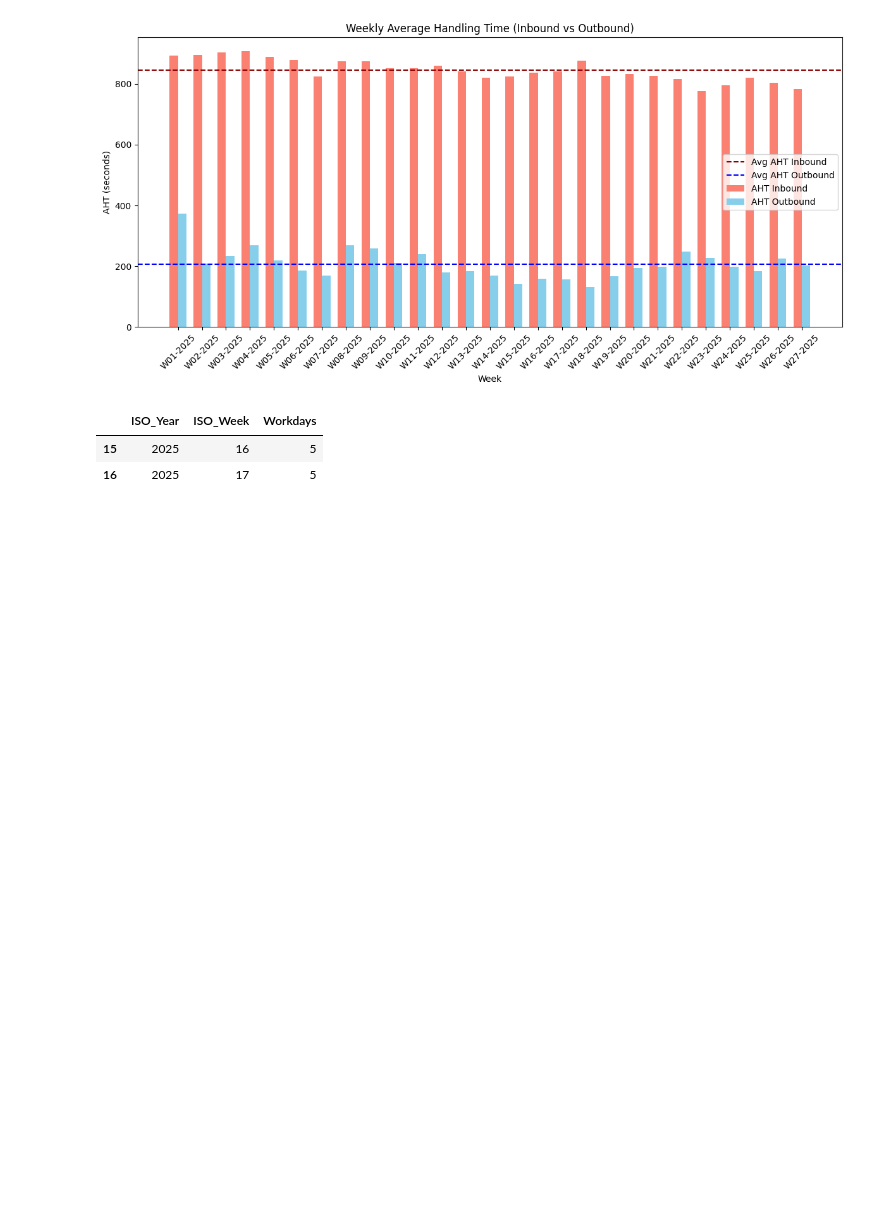
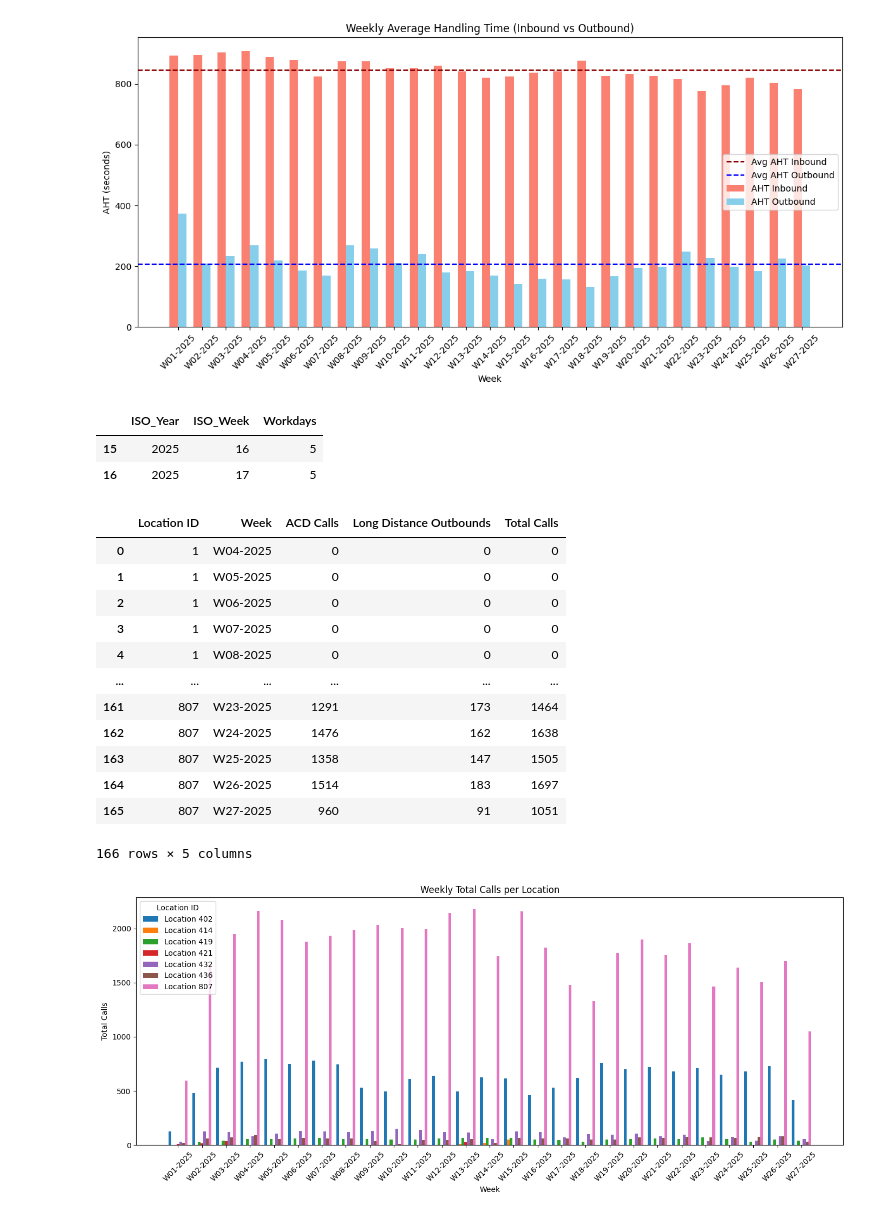
Before and after one commit to avtmarquardt-png/DPP_Callcenter, a Jupyter notebook: notebooks/Explore_CC_perf.ipynb, the cells around one changed output. Drawn from its saved outputs; the diff is of its cells as text; code cells hidden in the pictures; blank space fills up the shorter version.

```diff
--- a/notebooks/Explore_CC_perf.ipynb
+++ b/notebooks/Explore_CC_perf.ipynb
@@ -311,3 +310,57 @@ workdays_per_week[(workdays_per_week['ISO_Year'] == 2025) &
 |  | ISO_Year | ISO_Week | Workdays |
 | 15 | 2025 | 16 | 5 |
 | 16 | 2025 | 17 | 5 |
+# %%
+agg_loc_week = (
+    df_cleaned
+    .groupby(['Location ID', 'Week'], as_index=False)
+    .agg({
+        'ACD Calls': 'sum',
+        'Long Distance Outbounds': 'sum'
+    })
+)
+
+agg_loc_week['Total Calls'] = agg_loc_week['ACD Calls'] + agg_loc_week['Long Distance Outbounds']
+
+display(agg_loc_week)
+
+
+pivot_calls = agg_loc_week.pivot(index='Week', columns='Location ID', values='Total Calls')
+pivot_calls = pivot_calls.loc[:, (pivot_calls.sum(axis=0) > 0)]  # Keep only locations with >0 total calls
+
+
+# --- Plot ---
+fig, ax = plt.subplots(figsize=(14, 6))
+
+x = np.arange(len(pivot_calls.index))  # week positions
+width = 0.8 / len(pivot_calls.columns)  # width of each bar (split between locations)
+
+# Plot each location
+for i, location in enumerate(pivot_calls.columns):
+    ax.bar(x + i*width, pivot_calls[location], width, label=f'Location {location}')
+
+# Beautify
+ax.set_xlabel("Week")
+ax.set_ylabel("Total Calls")
+ax.set_title("Weekly Total Calls per Location")
+ax.set_xticks(x + width*(len(pivot_calls.columns)-1)/2)
+ax.set_xticklabels(pivot_calls.index, rotation=45)
+ax.legend(title="Location ID")
+
+plt.tight_layout()
+plt.show()
+# %% [output]
+|  | Location ID | Week | ACD Calls | Long Distance Outbounds | Total Calls |
+| 0 | 1 | W04-2025 | 0 | 0 | 0 |
+| 1 | 1 | W05-2025 | 0 | 0 | 0 |
+| 2 | 1 | W06-2025 | 0 | 0 | 0 |
+| 3 | 1 | W07-2025 | 0 | 0 | 0 |
+| 4 | 1 | W08-2025 | 0 | 0 | 0 |
+| ... | ... | ... | ... | ... | ... |
+| 161 | 807 | W23-2025 | 1291 | 173 | 1464 |
+| 162 | 807 | W24-2025 | 1476 | 162 | 1638 |
+| 163 | 807 | W25-2025 | 1358 | 147 | 1505 |
+| 164 | 807 | W26-2025 | 1514 | 183 | 1697 |
+| 165 | 807 | W27-2025 | 960 | 91 | 1051 |
+166 rows × 5 columns
+[figure, added]
```
Also changed, not shown: parts of 7 cells of this notebook, 2 other files.
